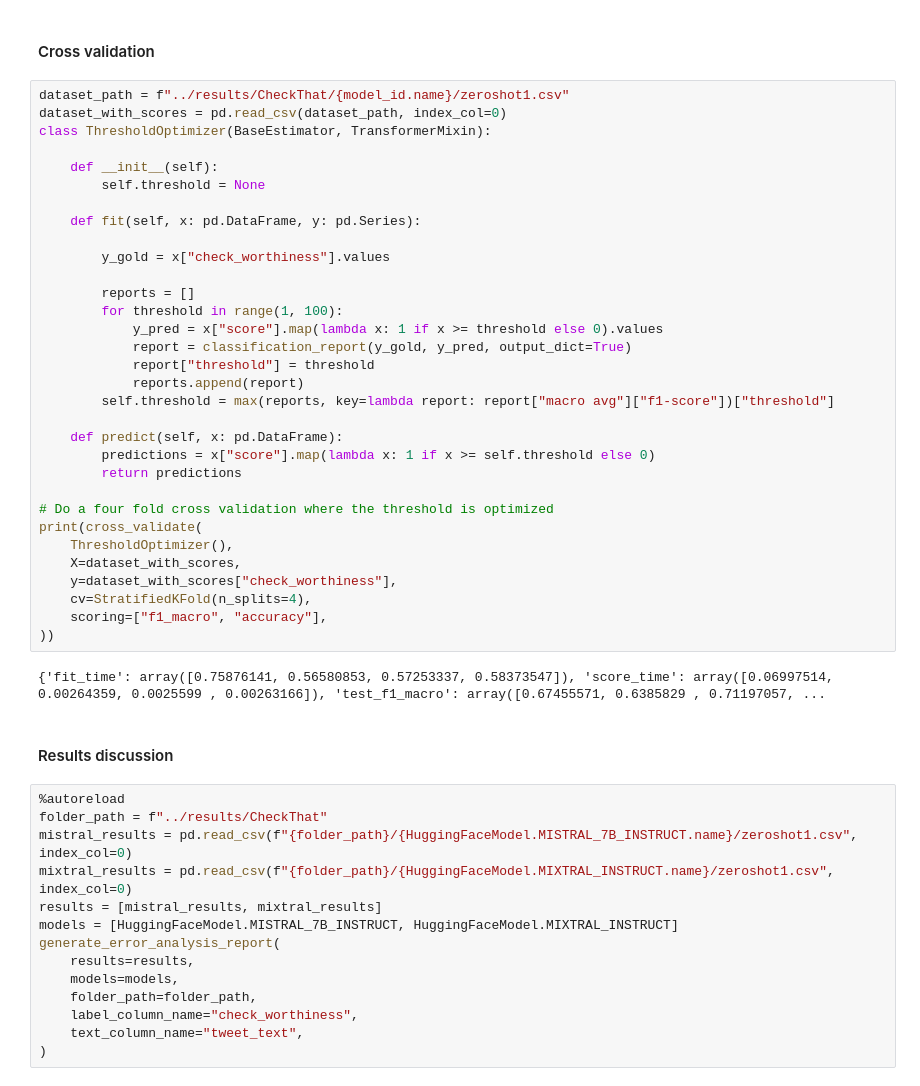
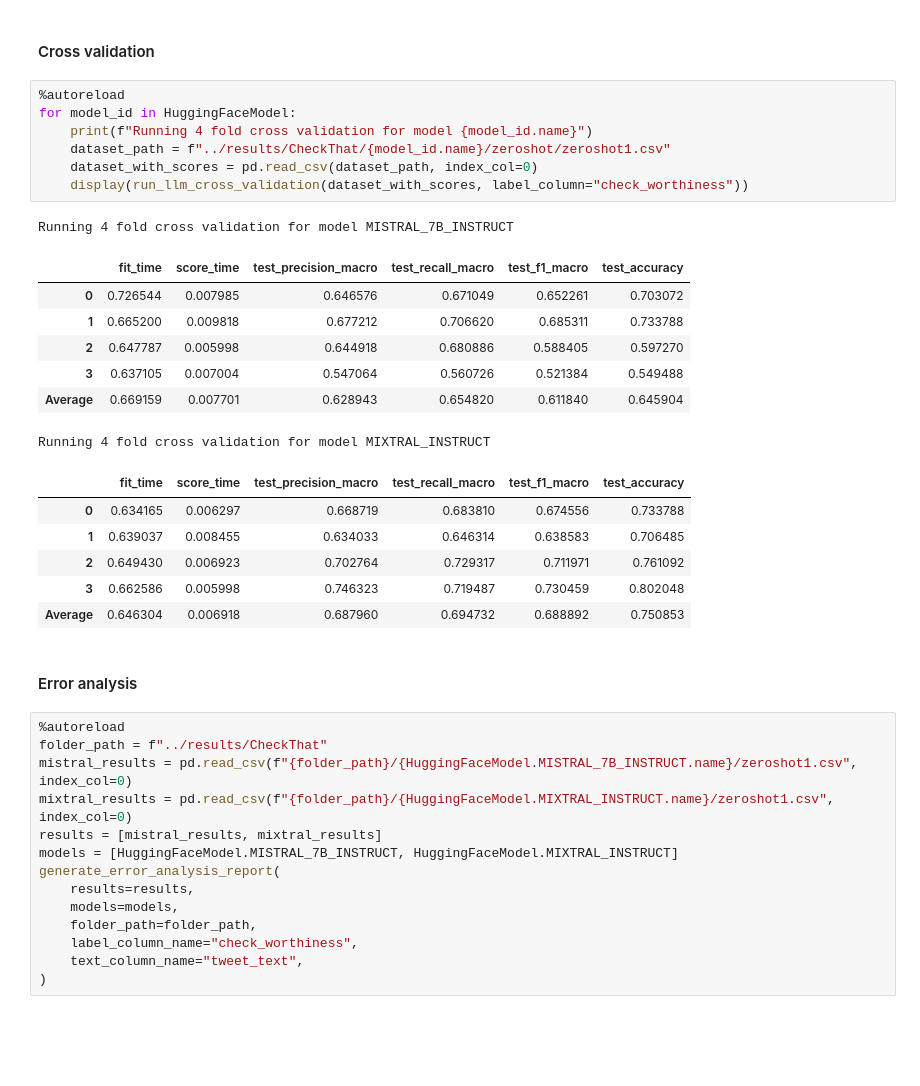
Before and after one commit to matsbratvold/Checkworthiness-Detection-with-Open-Source-LLMs, a Jupyter notebook: src/llm.ipynb, the cells around one changed output. Cells and saved outputs as stored; diff of their text form; blank space fills up the shorter version.

```diff
--- a/src/llm.ipynb
+++ b/src/llm.ipynb
@@ -262,42 +249,30 @@ dataset_with_scores.to_csv(zeroshot_output, index=True)
 | 1234911110861594624 | covid-19 | https://twitter.com/PressSec/stat... | President @realDonaldTrump made a... | 1 | 1 |
 # %% [markdown]
 #### Cross validation
-# %%
-dataset_path = f"../results/CheckThat/{model_id.name}/zeroshot1.csv"
-dataset_with_scores = pd.read_csv(dataset_path, index_col=0)
-class ThresholdOptimizer(BaseEstimator, TransformerMixin):
-
-    def __init__(self):
-        self.threshold = None
-
-    def fit(self, x: pd.DataFrame, y: pd.Series):
-
-        y_gold = x["check_worthiness"].values
-
-        reports = []
-        for threshold in range(1, 100):
-            y_pred = x["score"].map(lambda x: 1 if x >= threshold else 0).values
-            report = classification_report(y_gold, y_pred, output_dict=True)
-            report["threshold"] = threshold
-            reports.append(report)
-        self.threshold = max(reports, key=lambda report: report["macro avg"]["f1-score"])["threshold"]
-
-    def predict(self, x: pd.DataFrame):
-        predictions = x["score"].map(lambda x: 1 if x >= self.threshold else 0)
-        return predictions
-
-# Do a four fold cross validation where the threshold is optimized
-print(cross_validate(
-    ThresholdOptimizer(),
-    X=dataset_with_scores,
-    y=dataset_with_scores["check_worthiness"],
-    cv=StratifiedKFold(n_splits=4),
-    scoring=["f1_macro", "accuracy"],
-))
-# %% [output]
-{'fit_time': array([0.75876141, 0.56580853, 0.57253337, 0.58373547]), 'score_time': array([0.06997514, 0.00264359, 0.0025599 , 0.00263166]), 'test_f1_macro': array([0.67455571, 0.6385829 , 0.71197057, ...
-# %% [markdown]
-#### Results discussion
+# %%
+%autoreload
+for model_id in HuggingFaceModel:
+    print(f"Running 4 fold cross validation for model {model_id.name}")
+    dataset_path = f"../results/CheckThat/{model_id.name}/zeroshot/zeroshot1.csv"
+    dataset_with_scores = pd.read_csv(dataset_path, index_col=0)
+    display(run_llm_cross_validation(dataset_with_scores, label_column="check_worthiness"))
+# %% [output]
+Running 4 fold cross validation for model MISTRAL_7B_INSTRUCT
+|  | fit_time | score_time | test_precision_macro | test_recall_macro | test_f1_macro | test_accuracy |
+| 0 | 0.726544 | 0.007985 | 0.646576 | 0.671049 | 0.652261 | 0.703072 |
+| 1 | 0.665200 | 0.009818 | 0.677212 | 0.706620 | 0.685311 | 0.733788 |
+| 2 | 0.647787 | 0.005998 | 0.644918 | 0.680886 | 0.588405 | 0.597270 |
+| 3 | 0.637105 | 0.007004 | 0.547064 | 0.560726 | 0.521384 | 0.549488 |
+| Average | 0.669159 | 0.007701 | 0.628943 | 0.654820 | 0.611840 | 0.645904 |
+Running 4 fold cross validation for model MIXTRAL_INSTRUCT
+|  | fit_time | score_time | test_precision_macro | test_recall_macro | test_f1_macro | test_accuracy |
+| 0 | 0.634165 | 0.006297 | 0.668719 | 0.683810 | 0.674556 | 0.733788 |
+| 1 | 0.639037 | 0.008455 | 0.634033 | 0.646314 | 0.638583 | 0.706485 |
+| 2 | 0.649430 | 0.006923 | 0.702764 | 0.729317 | 0.711971 | 0.761092 |
+| 3 | 0.662586 | 0.005998 | 0.746323 | 0.719487 | 0.730459 | 0.802048 |
+| Average | 0.646304 | 0.006918 | 0.687960 | 0.694732 | 0.688892 | 0.750853 |
+# %% [markdown]
+#### Error analysis
 # %%
 %autoreload
 folder_path = f"../results/CheckThat"
```
Also changed, not shown: parts of 7 cells of this notebook, 1 other file.
